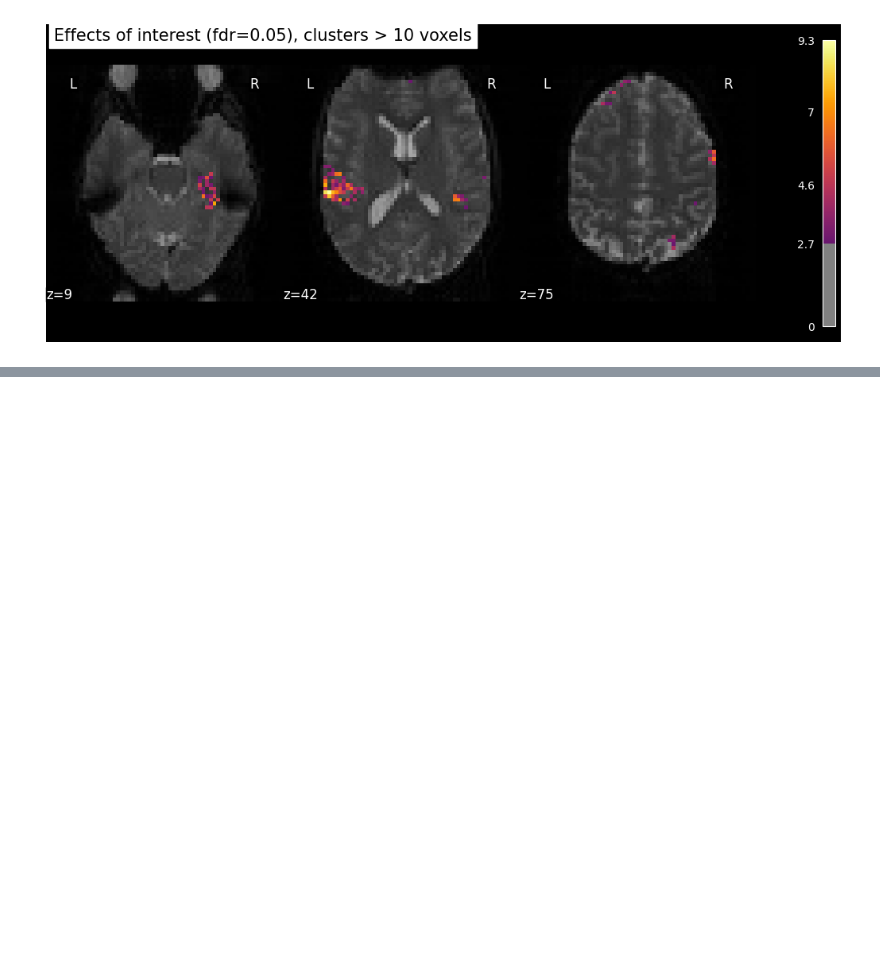
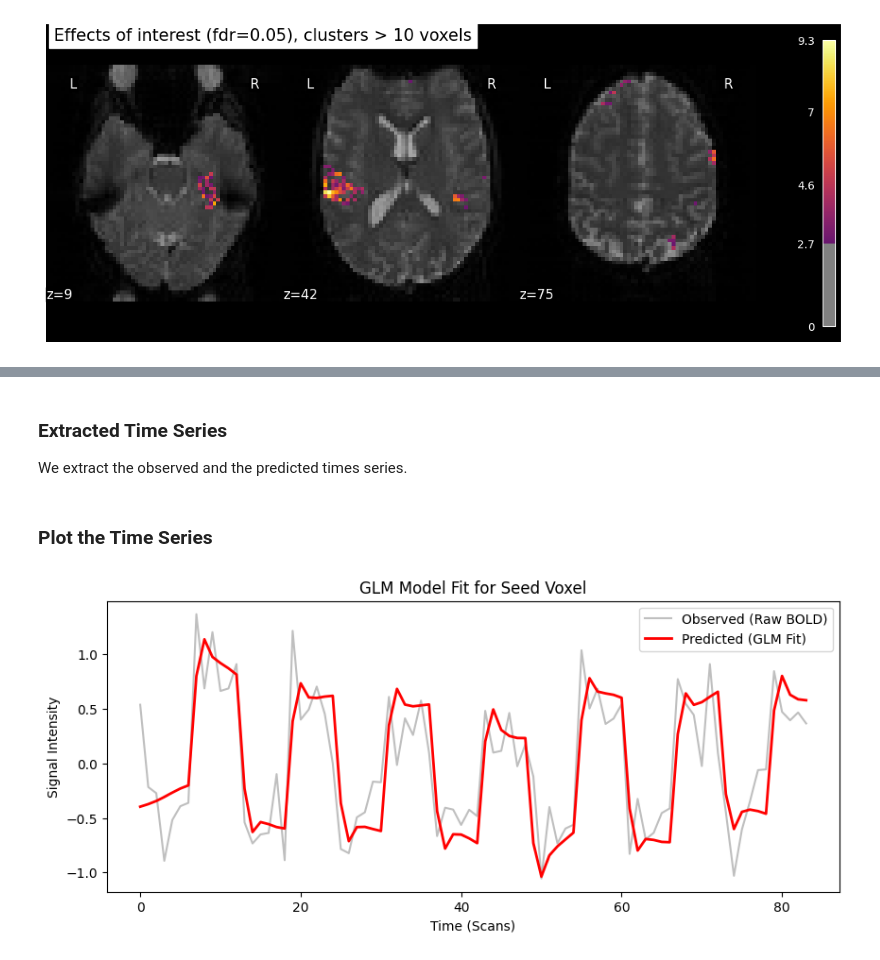
Before and after one commit to tariqzahratahdi/MachineLearningNeuroimaging, a Jupyter notebook: course_neuroimaging_nilearn_glm_usage_example_auditory_stimulation.ipynb, the cells around one changed output, grey strips where cells are left out. Saved outputs shown, nothing was run; the diff lists cells and outputs as text; code cells hidden in the pictures; blank space fills up the shorter version.

```diff
--- a/course_neuroimaging_nilearn_glm_usage_example_auditory_stimulation.ipynb
+++ b/course_neuroimaging_nilearn_glm_usage_example_auditory_stimulation.ipynb
@@ -514,0 +508,4 @@ plot_stat_map(
+# %%
+# Extract the largest cluster
+largest_cluster = table.iloc[0]
+coords = [(largest_cluster['X'], largest_cluster['Y'], largest_cluster['Z'])]
@@ -514,0 +516,5 @@ plot_stat_map(
+# %%
+from nilearn.maskers import NiftiSpheresMasker
+
+# Define a mask from coordinates to inspect
+masker = NiftiSpheresMasker(coords, radius=4)
@@ -514,0 +525,26 @@ plot_stat_map(
+# %%
+from nilearn import image
+
+standardized_img = image.clean_img(fmri_img, standardize='zscore_sample')
+standardized_predicted_img = image.clean_img(fmri_glm.predicted[0], standardize='zscore_sample')
+# %% [markdown]
+### Extracted Time Series
+
+We extract the observed and the predicted times series.
+# %%
+# Extract observed and predicted time series
+observed_timeseries = masker.fit_transform(standardized_img)
+predicted_timeseries = masker.fit_transform(standardized_predicted_img)
+# %% [markdown]
+### Plot the Time Series
+# %%
+plt.figure(figsize=(10, 4))
+plt.plot(observed_timeseries, label='Observed (Raw BOLD)', color='gray', alpha=0.5)
+plt.plot(predicted_timeseries, label='Predicted (GLM Fit)', color='red', linewidth=2)
+plt.xlabel('Time (Scans)')
+plt.ylabel('Signal Intensity')
+plt.legend()
+plt.title('GLM Model Fit for Seed Voxel')
+plt.show()
+# %% [output]
+[figure, added]
```
Also changed, not shown: parts of 6 cells of this notebook.
